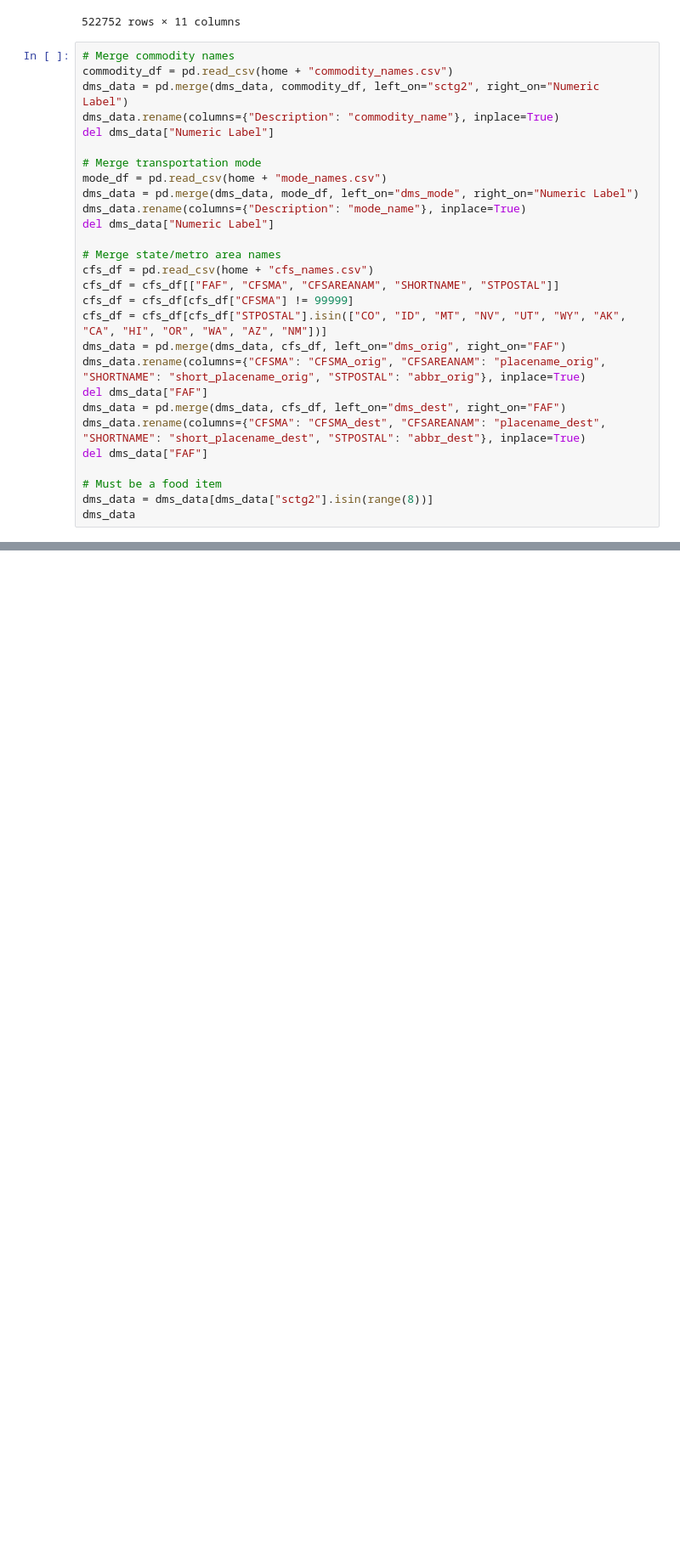
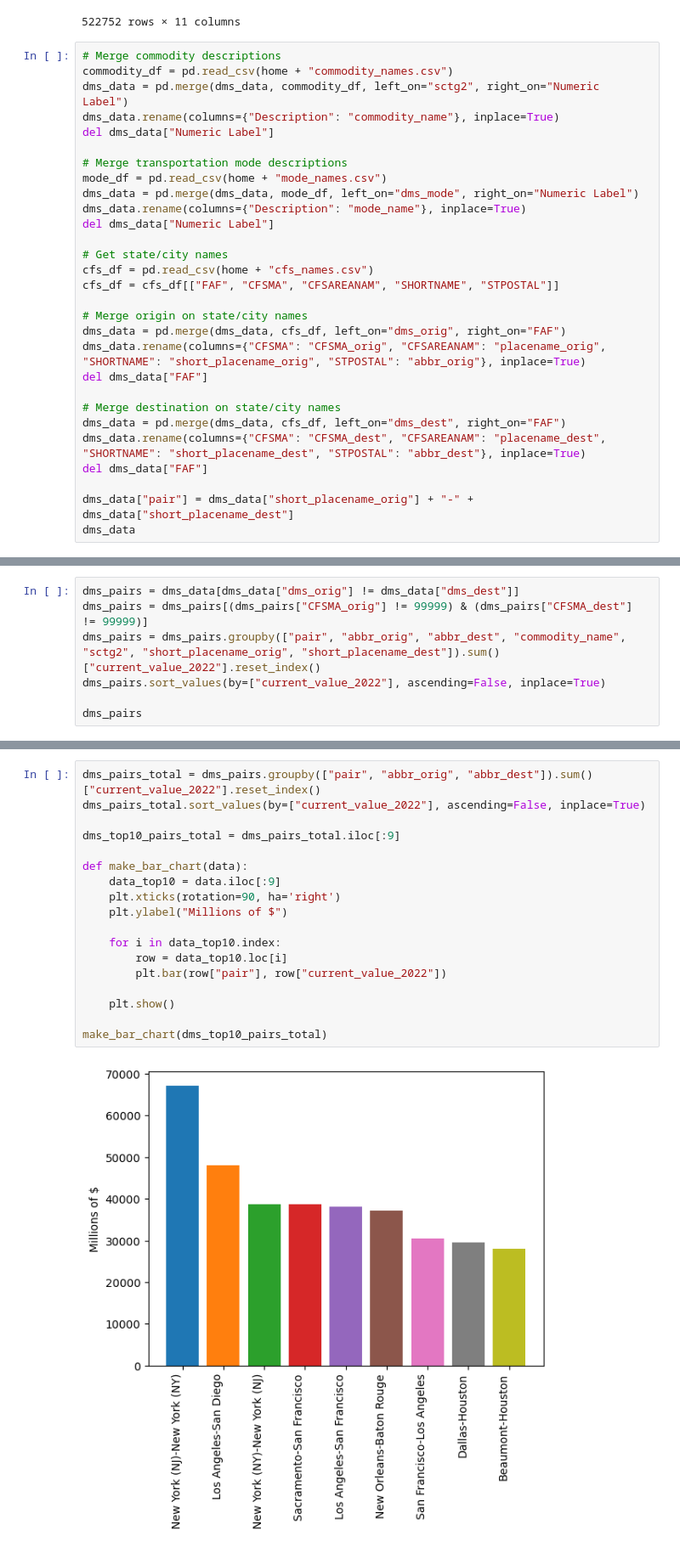
Before and after one commit to franktucci/498-fat5-trade-analysis, a Jupyter notebook: main.ipynb, the cells around one changed output, grey strips where cells are left out. Shown: that part at 85% size. Cells and saved outputs as stored; diff of their text form; blank space fills up the shorter version.

```diff
--- a/main.ipynb
+++ b/main.ipynb
@@ -32,32 +33,33 @@ dms_data
 | 522751 | NaN | 560 | 560 | NaN | NaN | 5 | NaN | 43 | 1 | 0.095058 | ... |
 522752 rows × 11 columns
 # %%
-# Merge commodity names
+# Merge commodity descriptions
 commodity_df = pd.read_csv(home + "commodity_names.csv")
 dms_data = pd.merge(dms_data, commodity_df, left_on="sctg2", right_on="Numeric Label")
 dms_data.rename(columns={"Description": "commodity_name"}, inplace=True)
 del dms_data["Numeric Label"]
 
-# Merge transportation mode
+# Merge transportation mode descriptions
 mode_df = pd.read_csv(home + "mode_names.csv")
 dms_data = pd.merge(dms_data, mode_df, left_on="dms_mode", right_on="Numeric Label")
 dms_data.rename(columns={"Description": "mode_name"}, inplace=True)
 del dms_data["Numeric Label"]
 
-# Merge state/metro area names
+# Get state/city names
 cfs_df = pd.read_csv(home + "cfs_names.csv")
 cfs_df = cfs_df[["FAF", "CFSMA", "CFSAREANAM", "SHORTNAME", "STPOSTAL"]]
-cfs_df = cfs_df[cfs_df["CFSMA"] != 99999]
-cfs_df = cfs_df[cfs_df["STPOSTAL"].isin(["CO", "ID", "MT", "NV", "UT", "WY", "AK", "CA", "HI", "OR", "WA", "AZ", "NM"])]
+
+# Merge origin on state/city names
 dms_data = pd.merge(dms_data, cfs_df, left_on="dms_orig", right_on="FAF")
 dms_data.rename(columns={"CFSMA": "CFSMA_orig", "CFSAREANAM": "placename_orig", "SHORTNAME": "short_placename_orig", "STPOSTAL": "abbr_orig"}, inplace=True)
 del dms_data["FAF"]
+
+# Merge destination on state/city names
 dms_data = pd.merge(dms_data, cfs_df, left_on="dms_dest", right_on="FAF")
 dms_data.rename(columns={"CFSMA": "CFSMA_dest", "CFSAREANAM": "placename_dest", "SHORTNAME": "short_placename_dest", "STPOSTAL": "abbr_dest"}, inplace=True)
 del dms_data["FAF"]
 
-# Must be a food item
-dms_data = dms_data[dms_data["sctg2"].isin(range(8))]
+dms_data["pair"] = dms_data["short_placename_orig"] + "-" + dms_data["short_placename_dest"]
 dms_data
 # %% [output]
 |  | fr_orig | dms_orig | dms_dest | fr_dest | fr_inmode | dms_mode | fr_outmode | sctg2 | trade_type | tons_2022 | ... |
@@ -122,0 +78,7 @@ dms_top10_bycomod
+# %%
+dms_pairs = dms_data[dms_data["dms_orig"] != dms_data["dms_dest"]]
+dms_pairs = dms_pairs[(dms_pairs["CFSMA_orig"] != 99999) & (dms_pairs["CFSMA_dest"] != 99999)]
+dms_pairs = dms_pairs.groupby(["pair", "abbr_orig", "abbr_dest", "commodity_name", "sctg2", "short_placename_orig", "short_placename_dest"]).sum()["current_value_2022"].reset_index()
+dms_pairs.sort_values(by=["current_value_2022"], ascending=False, inplace=True)
+
+dms_pairs
@@ -122,0 +99,20 @@ dms_top10_bycomod
+# %%
+dms_pairs_total = dms_pairs.groupby(["pair", "abbr_orig", "abbr_dest"]).sum()["current_value_2022"].reset_index()
+dms_pairs_total.sort_values(by=["current_value_2022"], ascending=False, inplace=True)
+
+dms_top10_pairs_total = dms_pairs_total.iloc[:9]
+
+def make_bar_chart(data):
+    data_top10 = data.iloc[:9]
+    plt.xticks(rotation=90, ha='right')
+    plt.ylabel("Millions of $")
+
+    for i in data_top10.index:
+        row = data_top10.loc[i]
+        plt.bar(row["pair"], row["current_value_2022"])
+
+    plt.show()
+
+make_bar_chart(dms_top10_pairs_total)
+# %% [output]
+[figure, added]
```
Also changed, not shown: parts of 12 cells of this notebook.
